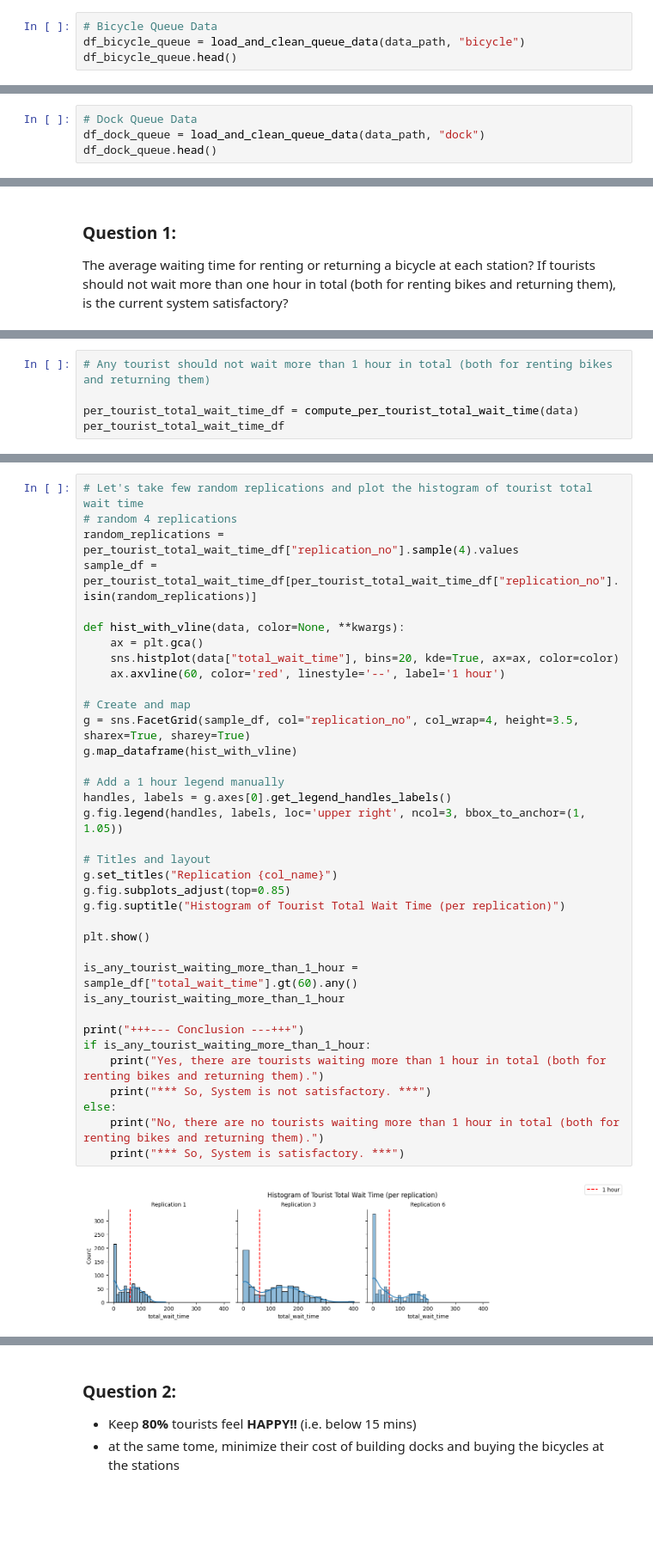
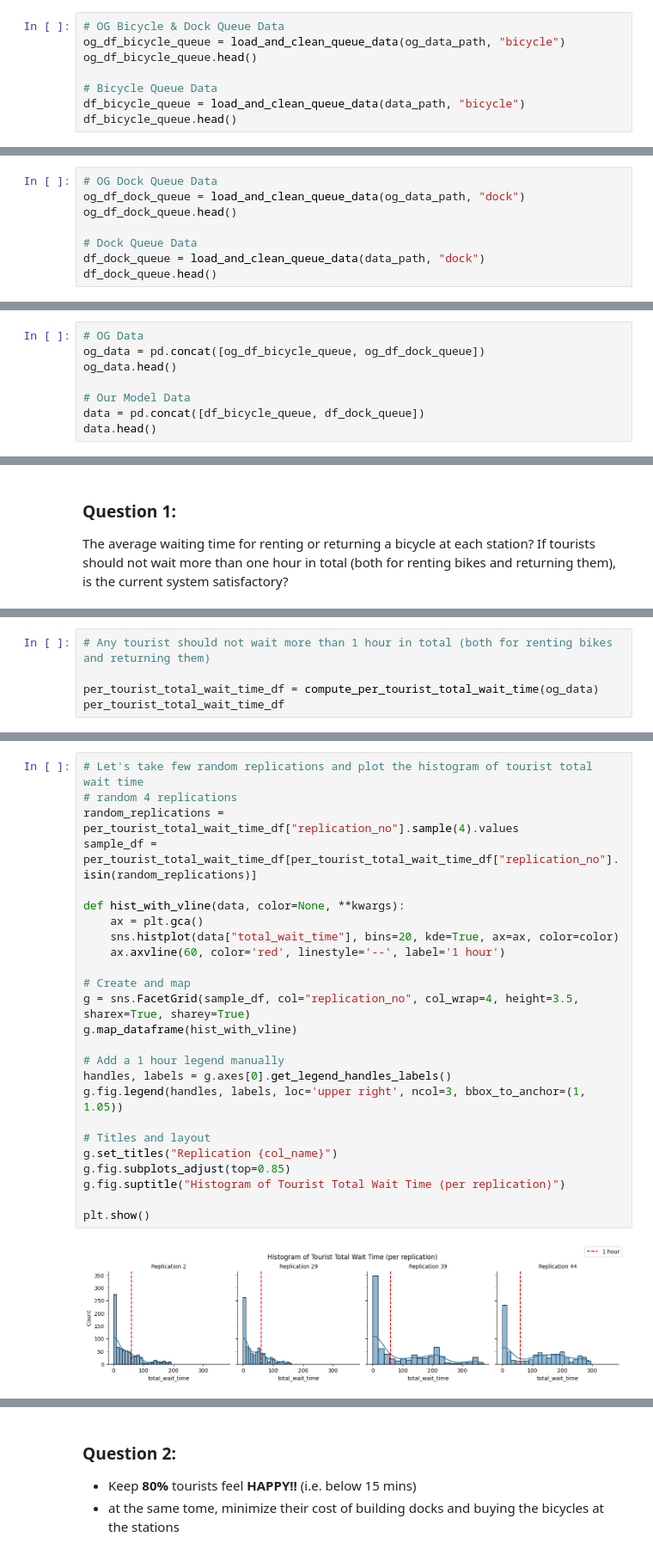
Before and after one commit to Ezio99/CS5233_Simulation, a Jupyter notebook: Assignment2/Analysis Scripts/output_data_analysis.ipynb, the cells around one changed output, grey strips where cells are left out. Shown at 86% size. Cells and saved outputs as stored; diff of their text form; blank space fills up the shorter version.

Commit message:
feat: update output_data_analysis

```diff
--- a/Assignment2/Analysis Scripts/output_data_analysis.ipynb
+++ b/Assignment2/Analysis Scripts/output_data_analysis.ipynb
@@ -139,4 +150,8 @@ Current Total Docks: 80
 # %%
+# OG Bicycle & Dock Queue Data
+og_df_bicycle_queue = load_and_clean_queue_data(og_data_path, "bicycle")
+og_df_bicycle_queue.head()
+
 # Bicycle Queue Data
 df_bicycle_queue = load_and_clean_queue_data(data_path, "bicycle")
 df_bicycle_queue.head()
@@ -168,6 +183,10 @@ Data columns (total 5 columns):
 dtypes: float64(1), int64(2), object(2)
 memory usage: 513.7+ KB
 # %%
+# OG Dock Queue Data
+og_df_dock_queue = load_and_clean_queue_data(og_data_path, "dock")
+og_df_dock_queue.head()
+
 # Dock Queue Data
 df_dock_queue = load_and_clean_queue_data(data_path, "dock")
 df_dock_queue.head()
@@ -205,0 +215,8 @@ data.head()
+# %%
+# OG Data
+og_data = pd.concat([og_df_bicycle_queue, og_df_dock_queue])
+og_data.head()
+
+# Our Model Data
+data = pd.concat([df_bicycle_queue, df_dock_queue])
+data.head()
@@ -231,7 +255,7 @@ per_tourist_per_station_df.head()
 # %%
 # Any tourist should not wait more than 1 hour in total (both for renting bikes and returning them)
 
-per_tourist_total_wait_time_df = compute_per_tourist_total_wait_time(data)
+per_tourist_total_wait_time_df = compute_per_tourist_total_wait_time(og_data)
 per_tourist_total_wait_time_df
 # %% [output]
 |  | id | replication_no | total_wait_time |
@@ -250,38 +274,27 @@ per_tourist_total_wait_time_df
 # %%
 # Let's take few random replications and plot the histogram of tourist total wait time
 # random 4 replications
 random_replications = per_tourist_total_wait_time_df["replication_no"].sample(4).values
 sample_df = per_tourist_total_wait_time_df[per_tourist_total_wait_time_df["replication_no"].isin(random_replications)]
 
 def hist_with_vline(data, color=None, **kwargs):
     ax = plt.gca()
     sns.histplot(data["total_wait_time"], bins=20, kde=True, ax=ax, color=color)
     ax.axvline(60, color='red', linestyle='--', label='1 hour')
 
 # Create and map
 g = sns.FacetGrid(sample_df, col="replication_no", col_wrap=4, height=3.5, sharex=True, sharey=True)
 g.map_dataframe(hist_with_vline)
 
 # Add a 1 hour legend manually
 handles, labels = g.axes[0].get_legend_handles_labels()
 g.fig.legend(handles, labels, loc='upper right', ncol=3, bbox_to_anchor=(1, 1.05))
 
 # Titles and layout
 g.set_titles("Replication {col_name}")
 g.fig.subplots_adjust(top=0.85)
 g.fig.suptitle("Histogram of Tourist Total Wait Time (per replication)")
 
 plt.show()
-
-is_any_tourist_waiting_more_than_1_hour = sample_df["total_wait_time"].gt(60).any()
-is_any_tourist_waiting_more_than_1_hour
-
-print("+++--- Conclusion ---+++")
-if is_any_tourist_waiting_more_than_1_hour:
-    print("Yes, there are tourists waiting more than 1 hour in total (both for renting bikes and returning them).")
-    print("*** So, System is not satisfactory. ***")
-else:
-    print("No, there are no tourists waiting more than 1 hour in total (both for renting bikes and returning them).")
-    print("*** So, System is satisfactory. ***")
 # %% [output]
-[figure, old version]
+[figure, new version]
```
Also changed, not shown: parts of 23 cells of this notebook.
